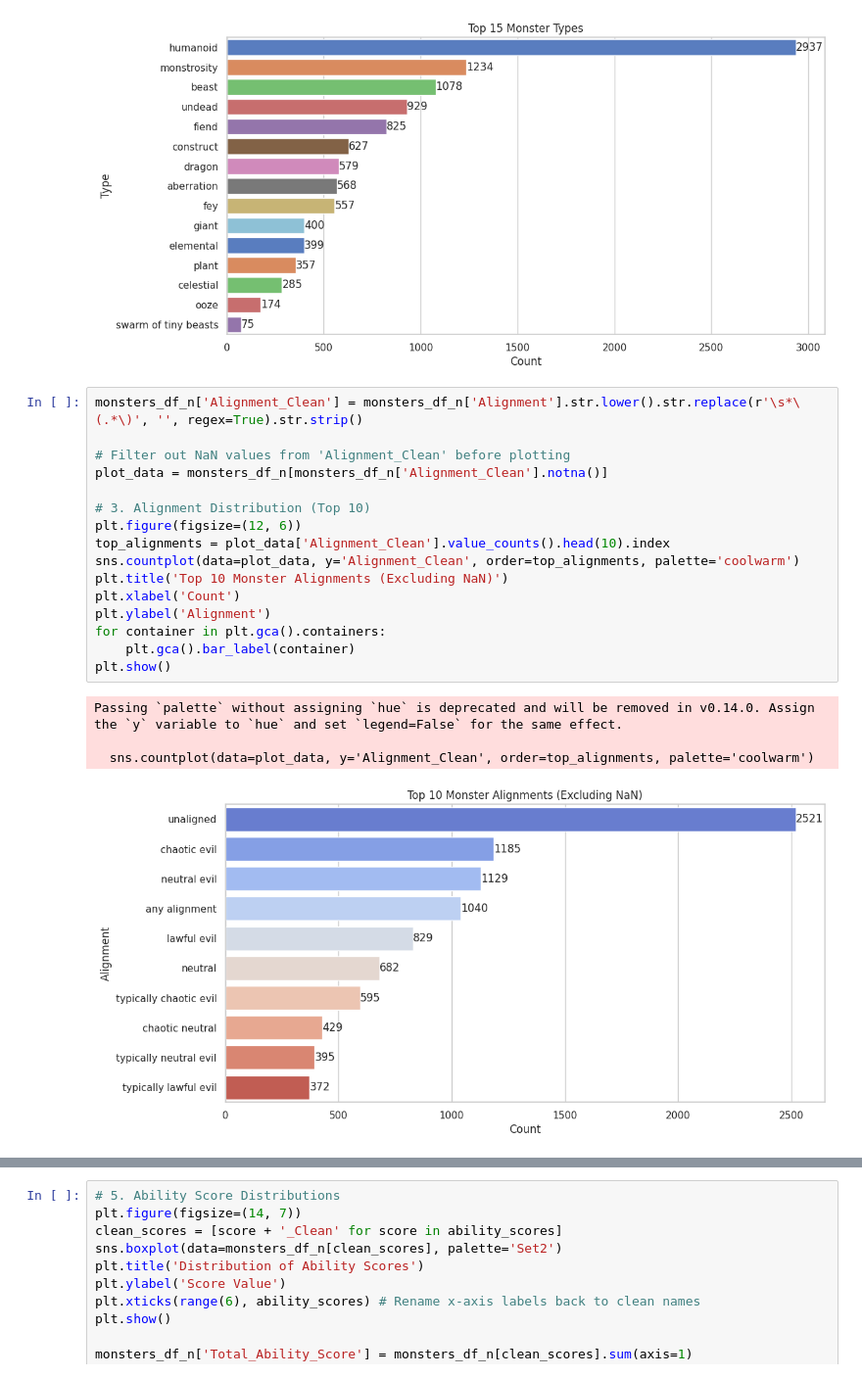
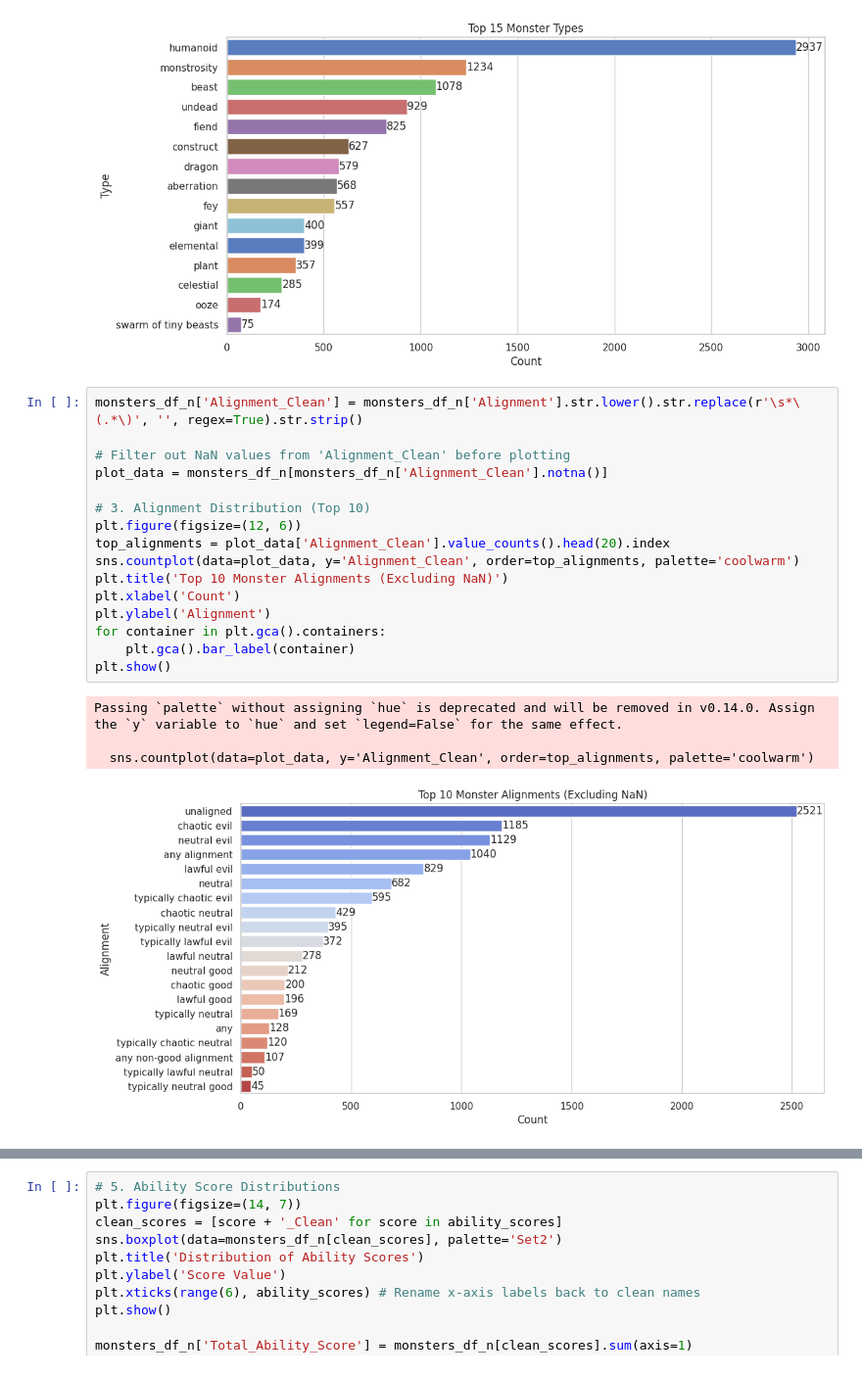
Before and after one commit to baakhoff/research, a Jupyter notebook: notebooks/dnd_research.ipynb, the cells around one changed output, grey strips where cells are left out. Shown at 98% size. Cells and saved outputs as stored; diff of their text form.

```diff
--- a/notebooks/dnd_research.ipynb
+++ b/notebooks/dnd_research.ipynb
@@ -281,24 +309,24 @@ Passing `palette` without assigning `hue` is deprecated and will be removed in v
 # %%
 monsters_df_n['Alignment_Clean'] = monsters_df_n['Alignment'].str.lower().str.replace(r'\s*\(.*\)', '', regex=True).str.strip()
 
 # Filter out NaN values from 'Alignment_Clean' before plotting
 plot_data = monsters_df_n[monsters_df_n['Alignment_Clean'].notna()]
 
 # 3. Alignment Distribution (Top 10)
 plt.figure(figsize=(12, 6))
-top_alignments = plot_data['Alignment_Clean'].value_counts().head(10).index
+top_alignments = plot_data['Alignment_Clean'].value_counts().head(20).index
 sns.countplot(data=plot_data, y='Alignment_Clean', order=top_alignments, palette='coolwarm')
 plt.title('Top 10 Monster Alignments (Excluding NaN)')
 plt.xlabel('Count')
 plt.ylabel('Alignment')
 for container in plt.gca().containers:
     plt.gca().bar_label(container)
 plt.show()
 # %% [output]
 Passing `palette` without assigning `hue` is deprecated and will be removed in v0.14.0. Assign the `y` variable to `hue` and set `legend=False` for the same effect.
 
   sns.countplot(data=plot_data, y='Alignment_Clean', order=top_alignments, palette='coolwarm')
-[figure, old version]
+[figure, new version]
 # %%
 # Assuming 'df' is your DataFrame
 plt.figure(figsize=(10, 6))
```
Also changed, not shown: parts of 31 cells of this notebook.
